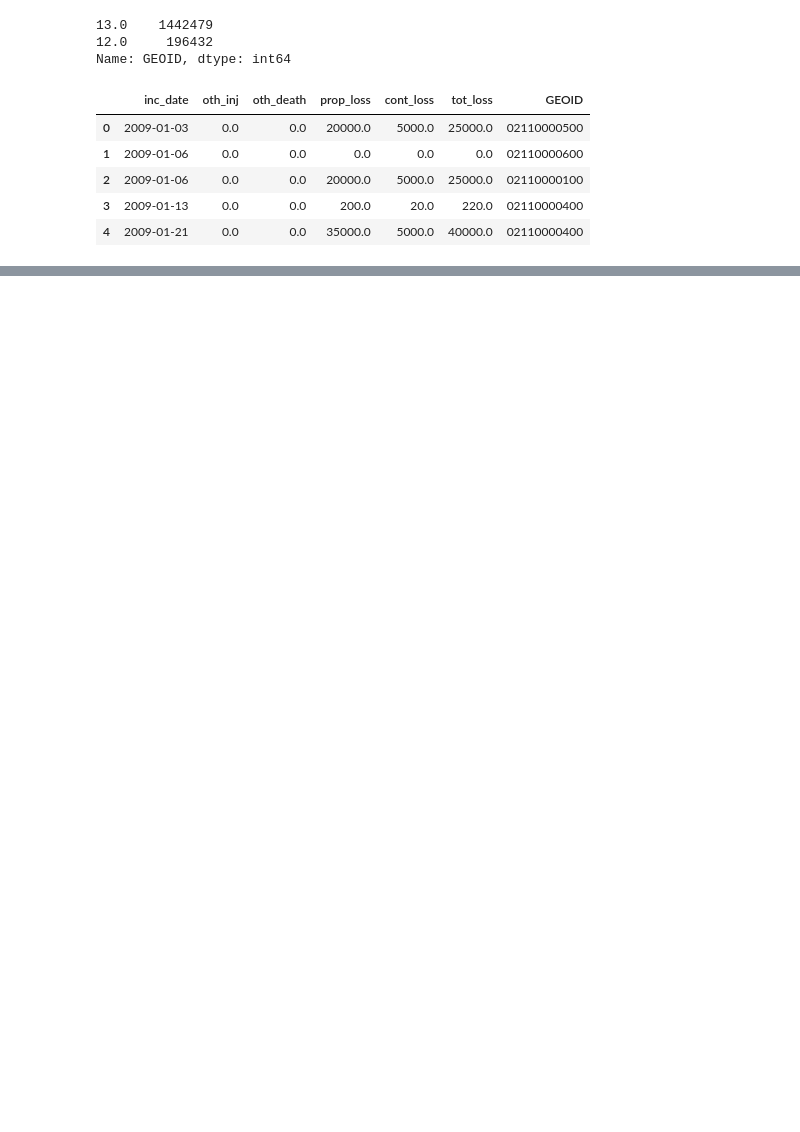
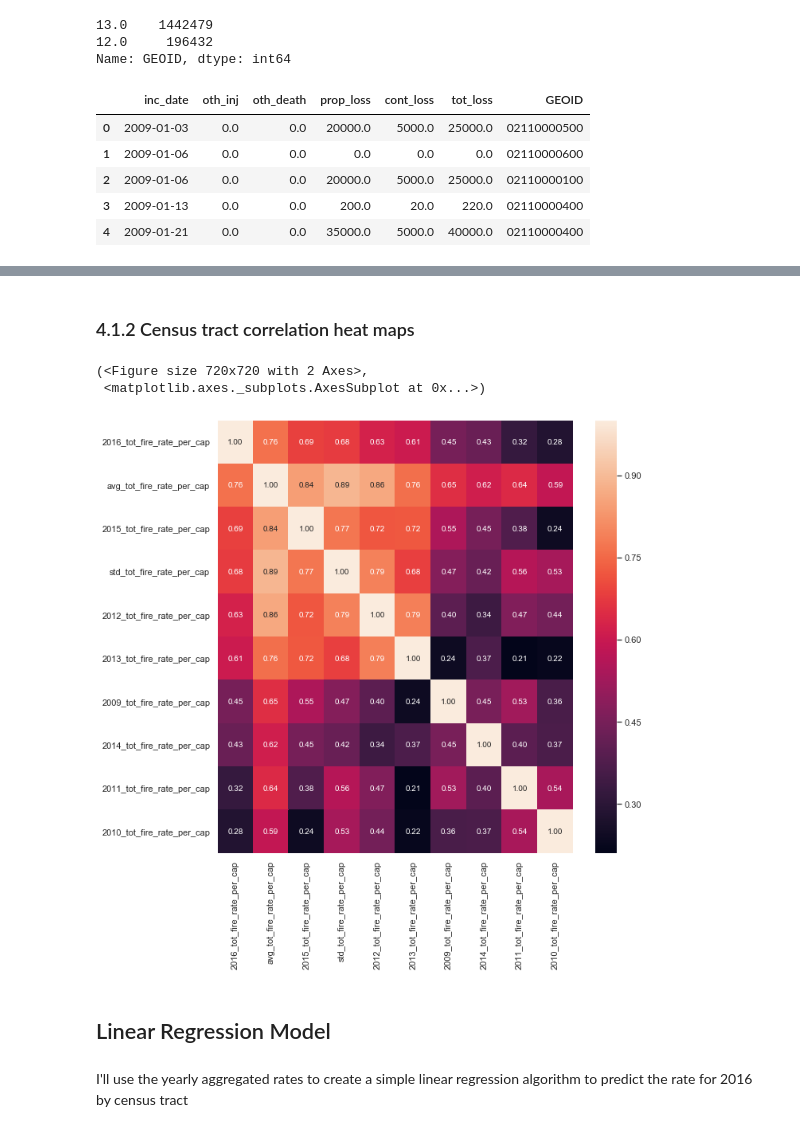
Before and after one commit to thwhitfield/red_cross, a Jupyter notebook: notebooks/a_02_nfirs_svi_data.ipynb, the cells around one changed output, grey strips where cells are left out. Drawn from its saved outputs; the diff is of its cells as text; code cells hidden in the pictures; blank space fills up the shorter version.

```diff
--- a/notebooks/a_02_nfirs_svi_data.ipynb
+++ b/notebooks/a_02_nfirs_svi_data.ipynb
@@ -364,0 +276,10 @@ X1_test_scaled = scaler.transform(X1_test)
+# %% [markdown]
+### 4.1.2 Census tract correlation heat maps
+# %%
+plot_correlation_matrix_heat_map(nfirs_svi_tracts_rates[tot_cols],'2016_tot_fire_rate_per_cap')
+# %% [output]
+(<Figure size 720x720 with 2 Axes>,
+ <matplotlib.axes._subplots.AxesSubplot at 0x...>)
+[figure, added]
+# %% [markdown]
+## Linear Regression Model
@@ -364,0 +289,2 @@ X1_test_scaled = scaler.transform(X1_test)
+# %% [markdown]
+I'll use the yearly aggregated rates to create a simple linear regression algorithm to predict the rate for 2016 by census tract
```
Also changed, not shown: parts of 68 cells of this notebook.
